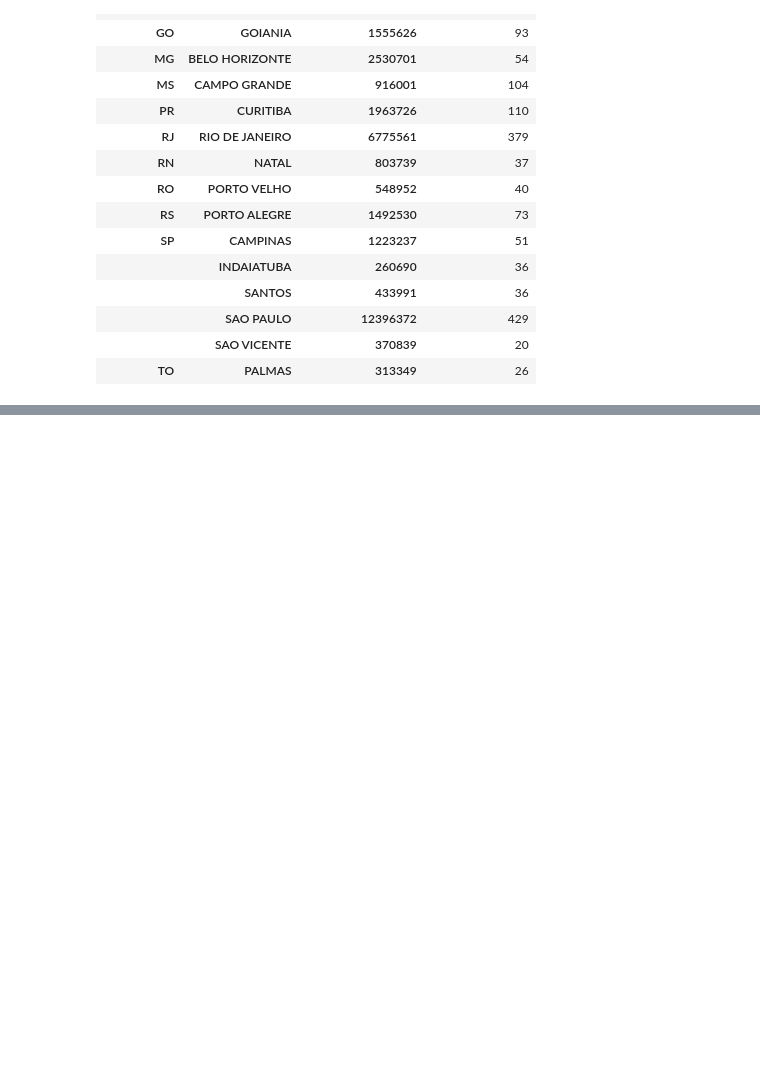
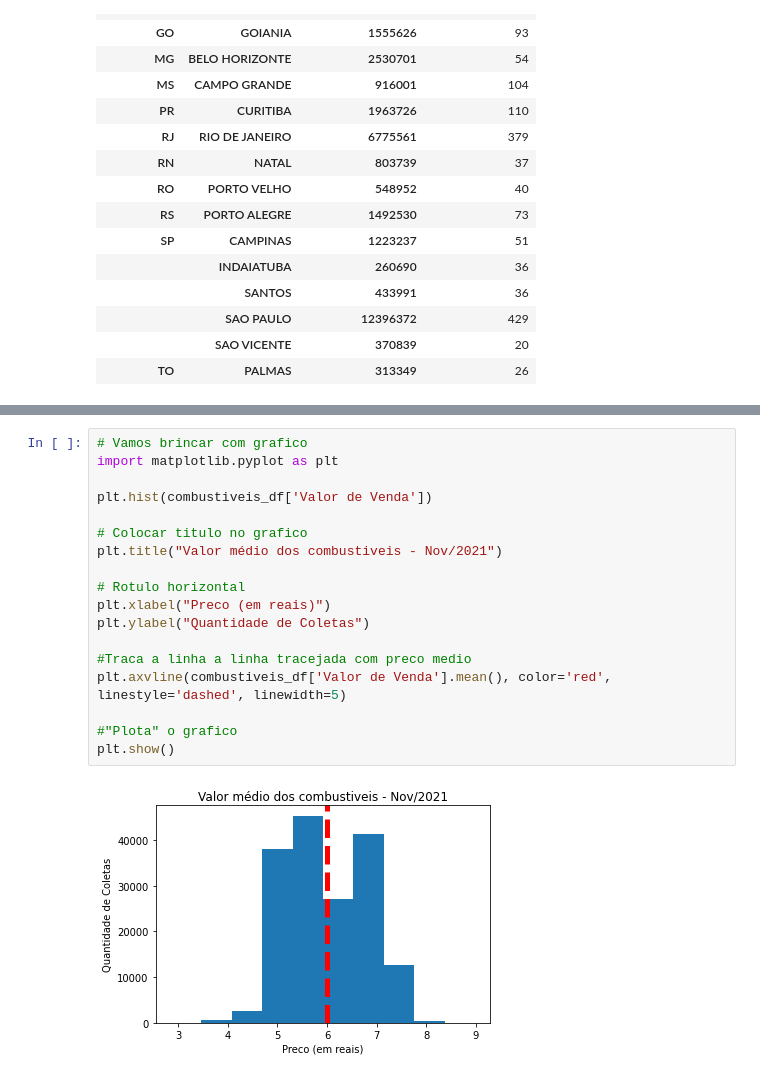
Before and after one commit to GabrielFerreiraTrindade/Python-Pandas, a Jupyter notebook: Exemplo_Pandas.ipynb, the cells around one changed output, grey strips where cells are left out. Cells and saved outputs as stored; diff of their text form; blank space fills up the shorter version.

```diff
--- a/Exemplo_Pandas.ipynb
+++ b/Exemplo_Pandas.ipynb
@@ -531,0 +560,20 @@ display(postos_por_municipio_df)
+# %%
+# Vamos brincar com grafico
+import matplotlib.pyplot as plt
+
+plt.hist(combustiveis_df['Valor de Venda'])
+
+# Colocar titulo no grafico
+plt.title("Valor médio dos combustiveis - Nov/2021")
+
+# Rotulo horizontal
+plt.xlabel("Preco (em reais)")
+plt.ylabel("Quantidade de Coletas")
+
+#Traca a linha a linha tracejada com preco medio
+plt.axvline(combustiveis_df['Valor de Venda'].mean(), color='red', linestyle='dashed', linewidth=5)
+
+#"Plota" o grafico
+plt.show()
+# %% [output]
+[figure, added]
```
Also changed, not shown: parts of 7 cells of this notebook.
